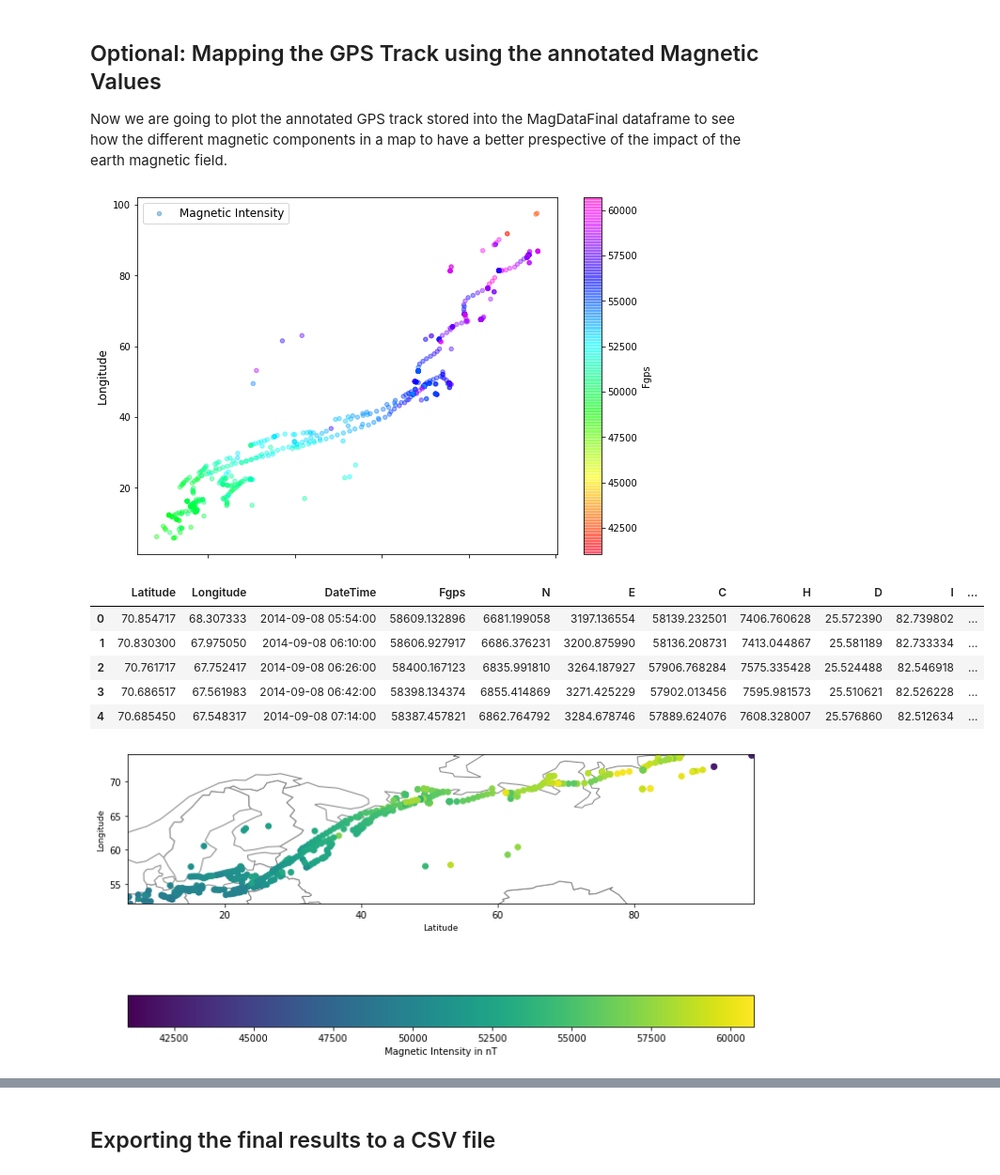
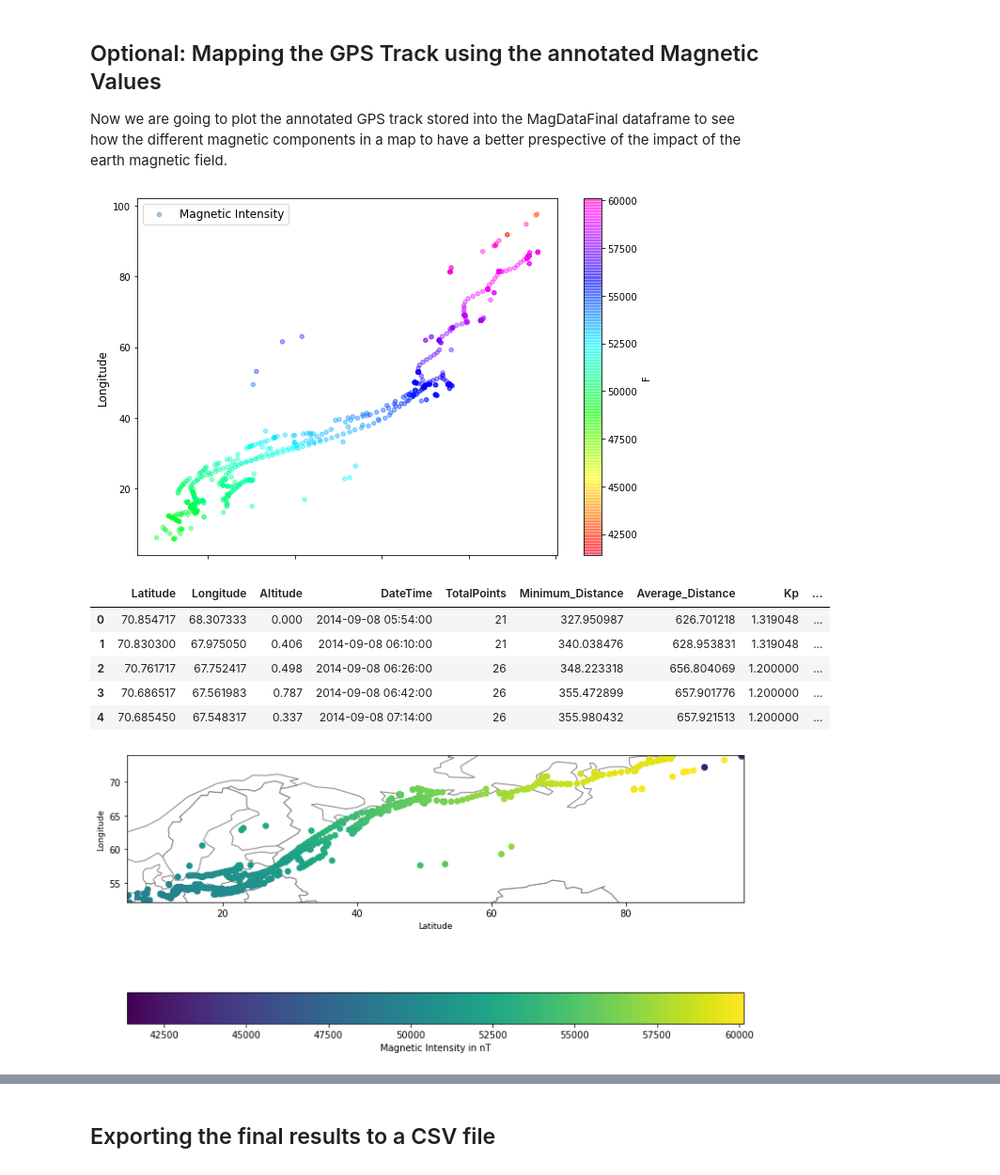
Before and after one commit to MagGeo/MagGeo, a Jupyter notebook: MagGeo - Sequential Mode.ipynb, the cells around one changed output, grey strips where cells are left out. Shown at 94% size. Saved outputs shown, nothing was run; the diff lists cells and outputs as text; code cells hidden in the pictures.

```diff
--- a/MagGeo - Sequential Mode.ipynb
+++ b/MagGeo - Sequential Mode.ipynb
@@ -76,6 +79,6 @@ def getGPSData():
 # %%
 # Calling the previous function to get the track as pandas Dataframe and renaming the columns for better experience.
 GPSData = getGPSData()
-GPSData.rename(columns={Lat: 'gpsLat', Long: 'gpsLong', DateTime: 'gpsDateTime'}, inplace = True)
-GPSData
+GPSData.rename(columns={Lat: 'gpsLat', Long: 'gpsLong', DateTime: 'gpsDateTime', altitude: 'gpsAltitude'}, inplace = True)
+GPSData.head()
 # %% [output]
@@ -1061,0 +242,24 @@ GeoMagResults.head()
+# %%
+%%time
+
+from MagGeoFunctions import ST_IDW_Process
+
+#Sequential mode, applying a traditional loop using iterrows.
+DT= 14400
+if __name__ == '__main__':
+    dn = [] ## List used to add all the GPS points with the annotated MAG Data. See the last bullet point of this process
+    for index, row in GPSData.iterrows():
+        GPSLat = row['gpsLat']
+        GPSLong = row['gpsLong']
+        GPSDateTime = row['gpsDateTime']
+        GPSTime = row['epoch']
+        GPSAltitude = row['gpsAltitude']
+        print("Process for:", index,"DateTime:",GPSDateTime)
+        try:
+            result=ST_IDW_Process(GPSLat,GPSLong,GPSAltitude, GPSDateTime,GPSTime, DT)
+            dn.append(result)
+        except:
+            print("Ups!.That was a bad Swarm Point, let's keep working with the next point")
+            result_badPoint= {'Latitude': GPSLat, 'Longitude': GPSLong, 'Altitude':GPSAltitude, 'DateTime': GPSDateTime, 'N_res': np.nan, 'E_res': np.nan, 'C_res':np.nan, 'TotalPoints':0, 'Minimum_Distance':np.nan, 'Average_Distance':np.nan}
+            dn.append(result_badPoint)
+            continue
@@ -1061,0 +281,10 @@ GeoMagResults.head()
+# %%
+%%time
+from MagGeoFunctions import CHAOS_ground_values
+
+X_obs, Y_obs, Z_obs =CHAOS_ground_values(GPS_ResInt)
+GPS_ResInt['N'] =pd.Series(X_obs)
+GPS_ResInt['E'] =pd.Series(Y_obs)
+GPS_ResInt['C'] =pd.Series(Z_obs)
+GPS_ResInt.drop(columns=['N_res', 'E_res','C_res'], inplace=True)
+GPS_ResInt.head()
@@ -1082,13 +355,9 @@ hist = ValidateDF.hist(column='Fgps')
 
 Now we are going to plot the annotated GPS track stored into the MagDataFinal dataframe to see how the different magnetic components in a map to have a better prespective of the impact of the earth magnetic field.
 # %%
-import matplotlib.pyplot as plt
-
-GeoMagResultsNoZero = GeoMagResults[(GeoMagResults[['TotalPoints']] != 0).all(axis=1)]
-
-GeoMagResultsNoZero.plot(kind="scatter", x="Latitude", y="Longitude",
+GPS_ResInt.plot(kind="scatter", x="Latitude", y="Longitude",
     label="Magnetic Intensity",
-    c="Fgps", cmap=plt.get_cmap("gist_rainbow"),
+    c="F", cmap=plt.get_cmap("gist_rainbow"),
     colorbar=True, alpha=0.4, figsize=(10,7)
 
 )
@@ -1098,19 +367,19 @@ plt.xlabel("Latitude", fontsize=12)
 plt.legend(fontsize=12)
 plt.show()
 # %% [output]
-[figure, old version]
+[figure, new version]
 # %%
 import geopandas
 import geoplot
-gdf = geopandas.GeoDataFrame(GeoMagResultsNoZero, geometry=geopandas.points_from_xy(GeoMagResultsNoZero.Longitude, GeoMagResultsNoZero.Latitude))
+gdf = geopandas.GeoDataFrame(GPS_ResInt, geometry=geopandas.points_from_xy(GPS_ResInt.Longitude, GPS_ResInt.Latitude))
 gdf.head()
 # %% [output]
-|  | Latitude | Longitude | DateTime | Fgps | N | E | C | H | D | I | ... |
-| 0 | 70.854717 | 68.307333 | 2014-09-08 05:54:00 | 58609.132896 | 6681.199058 | 3197.136554 | 58139.232501 | 7406.760628 | 25.572390 | 82.739802 | ... |
-| 1 | 70.830300 | 67.975050 | 2014-09-08 06:10:00 | 58606.927917 | 6686.376231 | 3200.875990 | 58136.208731 | 7413.044867 | 25.581189 | 82.733334 | ... |
-| 2 | 70.761717 | 67.752417 | 2014-09-08 06:26:00 | 58400.167123 | 6835.991810 | 3264.187927 | 57906.768284 | 7575.335428 | 25.524488 | 82.546918 | ... |
-| 3 | 70.686517 | 67.561983 | 2014-09-08 06:42:00 | 58398.134374 | 6855.414869 | 3271.425229 | 57902.013456 | 7595.981573 | 25.510621 | 82.526228 | ... |
-| 4 | 70.685450 | 67.548317 | 2014-09-08 07:14:00 | 58387.457821 | 6862.764792 | 3284.678746 | 57889.624076 | 7608.328007 | 25.576860 | 82.512634 | ... |
+|  | Latitude | Longitude | Altitude | DateTime | TotalPoints | Minimum_Distance | Average_Distance | Kp | ... |
+| 0 | 70.854717 | 68.307333 | 0.000 | 2014-09-08 05:54:00 | 21 | 327.950987 | 626.701218 | 1.319048 | ... |
+| 1 | 70.830300 | 67.975050 | 0.406 | 2014-09-08 06:10:00 | 21 | 340.038476 | 628.953831 | 1.319048 | ... |
+| 2 | 70.761717 | 67.752417 | 0.498 | 2014-09-08 06:26:00 | 26 | 348.223318 | 656.804069 | 1.200000 | ... |
+| 3 | 70.686517 | 67.561983 | 0.787 | 2014-09-08 06:42:00 | 26 | 355.472899 | 657.901776 | 1.200000 | ... |
+| 4 | 70.685450 | 67.548317 | 0.337 | 2014-09-08 07:14:00 | 26 | 355.980432 | 657.921513 | 1.200000 | ... |
 # %%
 world = geopandas.read_file(geopandas.datasets.get_path('naturalearth_lowres'))
 
@@ -1120,7 +389,7 @@ minx, miny, maxx, maxy = gdf.total_bounds
 ax.set_xlim(minx, maxx)
 ax.set_ylim(miny, maxy)
 
-gdf.plot(ax=ax, column='Fgps', legend=True,
+gdf.plot(ax=ax, column='F', legend=True,
          legend_kwds={'label': "Magnetic Intensity in nT",
                       'orientation': "horizontal"})
 plt.ylabel("Longitude", fontsize=9)
@@ -1128,5 +397,5 @@ plt.xlabel("Latitude", fontsize=9)
 
 plt.show()
 # %% [output]
-[figure, old version]
+[figure, new version]
 # %%
```
Also changed, not shown: parts of 60 cells of this notebook, 30 other files.
